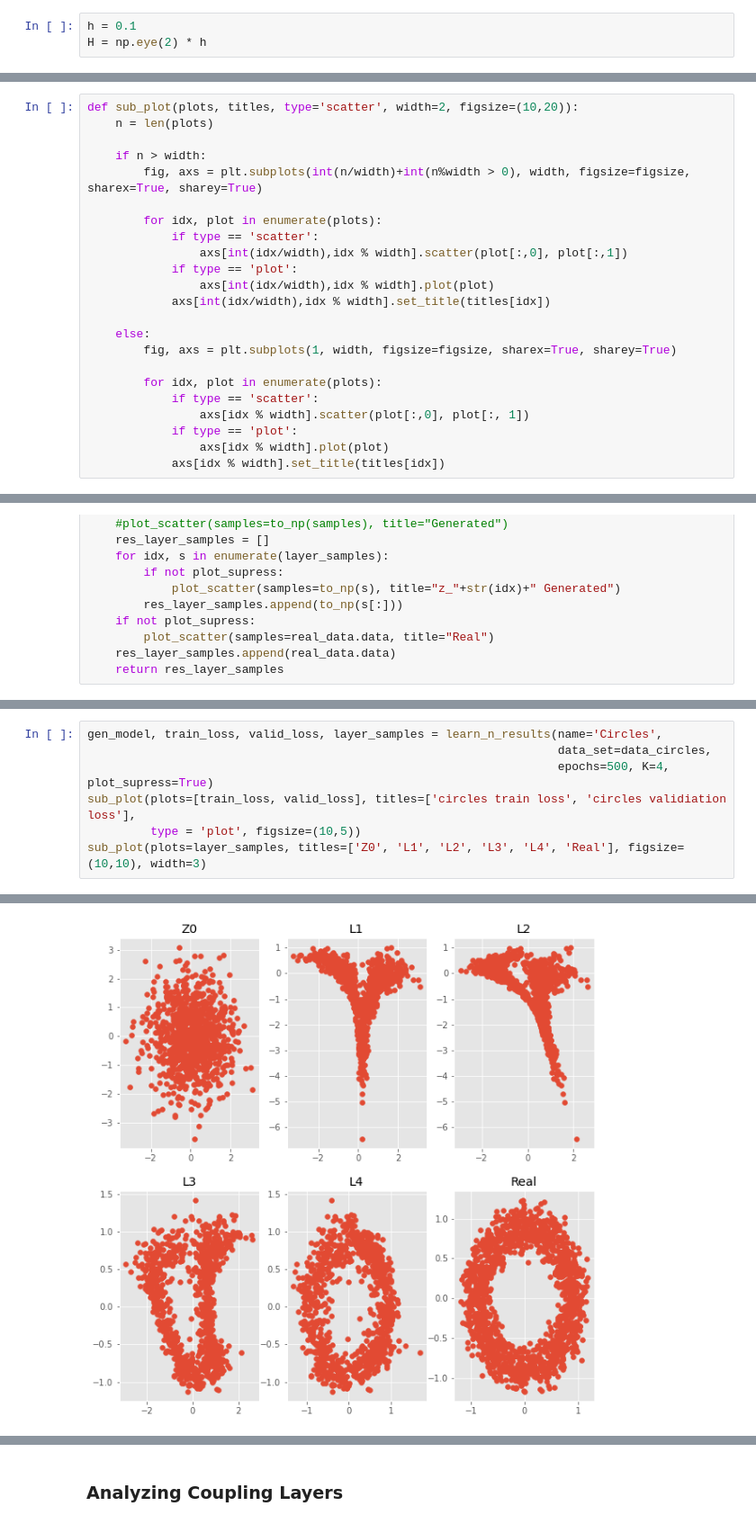
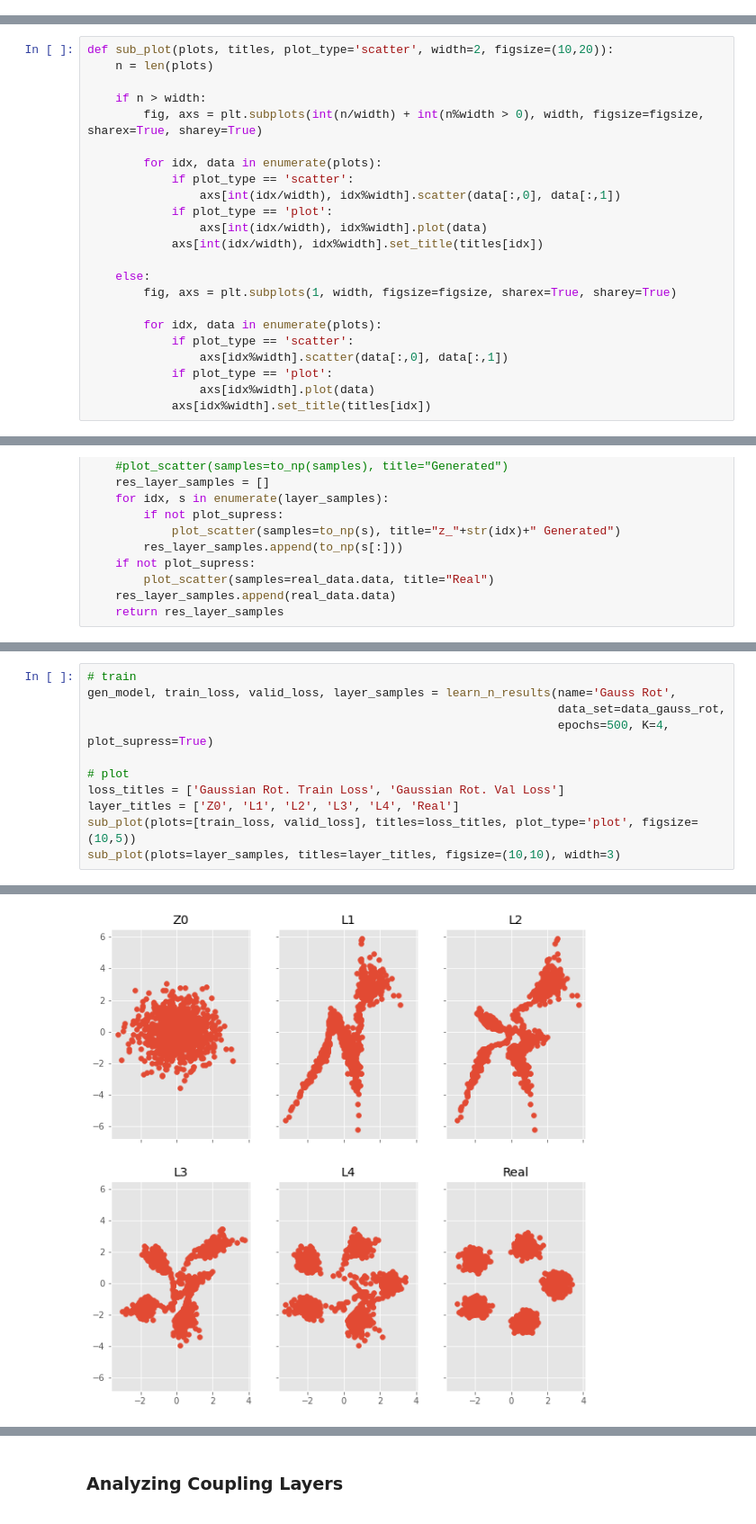
Before and after one commit to Hannibal96/Statistical-Methods-in-Image-Processing-EE-048954, a Jupyter notebook: HW1_Spring2022_KDE_NormalizingFlows.ipynb, the cells around one changed output, grey strips where cells are left out. Shown at 90% size. Cells and saved outputs as stored; diff of their text form.

```diff
--- a/HW1_Spring2022_KDE_NormalizingFlows.ipynb
+++ b/HW1_Spring2022_KDE_NormalizingFlows.ipynb
@@ -138,6 +202,3 @@ ${H} = \begin{pmatrix}
 	h & 0\\0 & h
 	\end{pmatrix}$ with $h = 0.1,0.5,1$. and display the estimation.
 	Discuss the trade-off of the choice of $h$.
-# %%
-h = 0.1
-H = np.eye(2) * h
@@ -605,28 +700,28 @@ data_circles = ToyDataset('Circles', num_samples=num_samples)
 data_gauss_grid = ToyDataset('GaussiansGrid', num_samples=num_samples)
 data_gauss_rot = ToyDataset('GaussiansRot', num_samples=num_samples)
 # %%
-def sub_plot(plots, titles, type='scatter', width=2, figsize=(10,20)):
+def sub_plot(plots, titles, plot_type='scatter', width=2, figsize=(10,20)):
     n = len(plots)
 
     if n > width:
-        fig, axs = plt.subplots(int(n/width)+int(n%width > 0), width, figsize=figsize, sharex=True, sharey=True)
+        fig, axs = plt.subplots(int(n/width) + int(n%width > 0), width, figsize=figsize, sharex=True, sharey=True)
 
-        for idx, plot in enumerate(plots):
-            if type == 'scatter':
-                axs[int(idx/width),idx % width].scatter(plot[:,0], plot[:,1])
-            if type == 'plot':
-                axs[int(idx/width),idx % width].plot(plot)
-            axs[int(idx/width),idx % width].set_title(titles[idx])
+        for idx, data in enumerate(plots):
+            if plot_type == 'scatter':
+                axs[int(idx/width), idx%width].scatter(data[:,0], data[:,1])
+            if plot_type == 'plot':
+                axs[int(idx/width), idx%width].plot(data)
+            axs[int(idx/width), idx%width].set_title(titles[idx])
 
     else:
         fig, axs = plt.subplots(1, width, figsize=figsize, sharex=True, sharey=True)
 
-        for idx, plot in enumerate(plots):
-            if type == 'scatter':
-                axs[idx % width].scatter(plot[:,0], plot[:, 1])
-            if type == 'plot':
-                axs[idx % width].plot(plot)
-            axs[idx % width].set_title(titles[idx])
+        for idx, data in enumerate(plots):
+            if plot_type == 'scatter':
+                axs[idx%width].scatter(data[:,0], data[:,1])
+            if plot_type == 'plot':
+                axs[idx%width].plot(data)
+            axs[idx%width].set_title(titles[idx])
 # %%
 def learn_coupling_flow(data_set, K=4, epochs=500):
     torch.manual_seed(8)
@@ -659,8 +914,12 @@ def learn_n_results(name, data_set, K=4, epochs=500, num_samples=1000, plot_supr
 # %%
-gen_model, train_loss, valid_loss, layer_samples = learn_n_results(name='Circles',
-                                                                   data_set=data_circles,
+# train
+gen_model, train_loss, valid_loss, layer_samples = learn_n_results(name='Gauss Rot',
+                                                                   data_set=data_gauss_rot,
                                                                    epochs=500, K=4, plot_supress=True)
-sub_plot(plots=[train_loss, valid_loss], titles=['circles train loss', 'circles validiation loss'],
-         type = 'plot', figsize=(10,5))
-sub_plot(plots=layer_samples, titles=['Z0', 'L1', 'L2', 'L3', 'L4', 'Real'], figsize=(10,10), width=3)
+
+# plot
+loss_titles = ['Gaussian Rot. Train Loss', 'Gaussian Rot. Val Loss']
+layer_titles = ['Z0', 'L1', 'L2', 'L3', 'L4', 'Real']
+sub_plot(plots=[train_loss, valid_loss], titles=loss_titles, plot_type='plot', figsize=(10,5))
+sub_plot(plots=layer_samples, titles=layer_titles, figsize=(10,10), width=3)
 # %% [output]
@@ -669 +928 @@ sub_plot(plots=layer_samples, titles=['Z0', 'L1', 'L2', 'L3', 'L4', 'Real'], fig
-[figure, old version]
+[figure, new version]
```
Also changed, not shown: parts of 64 cells of this notebook.
